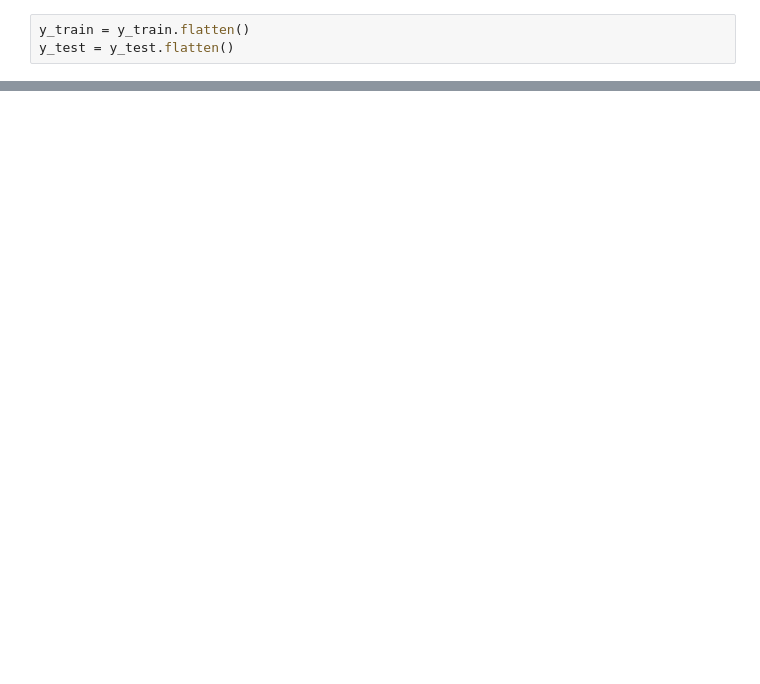
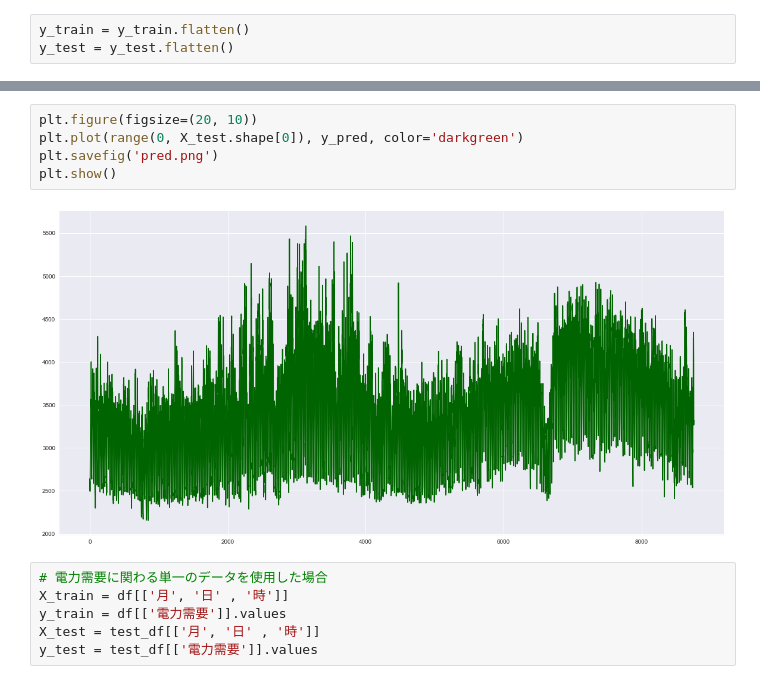
Before and after one commit to hiko1129/python_toy, a Jupyter notebook: predict_power_usage/predict.ipynb, the cells around one changed output, grey strips where cells are left out. Saved outputs shown, nothing was run; the diff lists cells and outputs as text; blank space fills up the shorter version.

```diff
--- a/predict_power_usage/predict.ipynb
+++ b/predict_power_usage/predict.ipynb
@@ -81,0 +101,13 @@ plt.show()
+# %%
+plt.figure(figsize=(20, 10))
+plt.plot(range(0, X_test.shape[0]), y_pred, color='darkgreen')
+plt.savefig('pred.png')
+plt.show()
+# %% [output]
+[figure, added]
+# %%
+# 電力需要に関わる単一のデータを使用した場合
+X_train = df[['月', '日' , '時']]
+y_train = df[['電力需要']].values
+X_test = test_df[['月', '日' , '時']]
+y_test = test_df[['電力需要']].values
```
Also changed, not shown: parts of 17 cells of this notebook, 15 other files.
